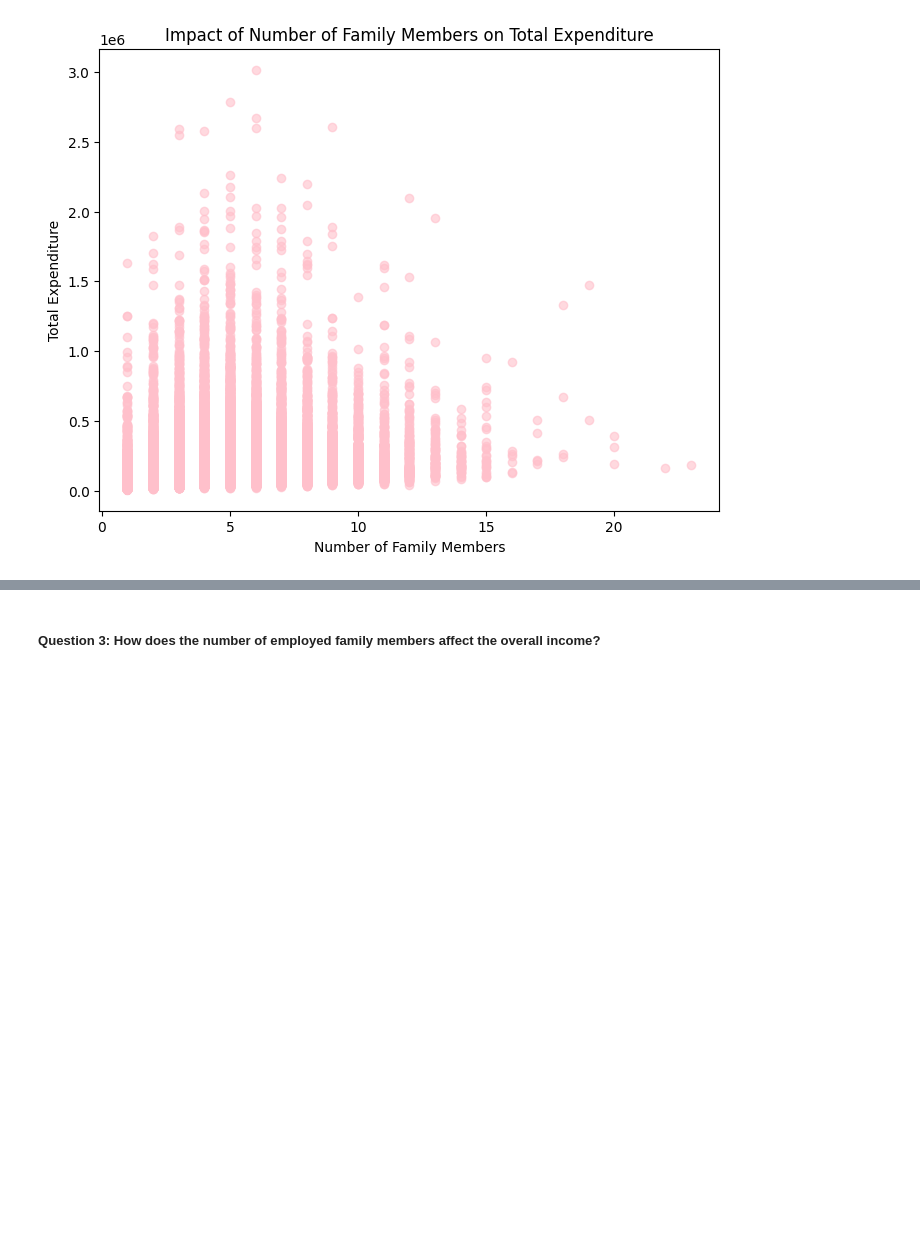
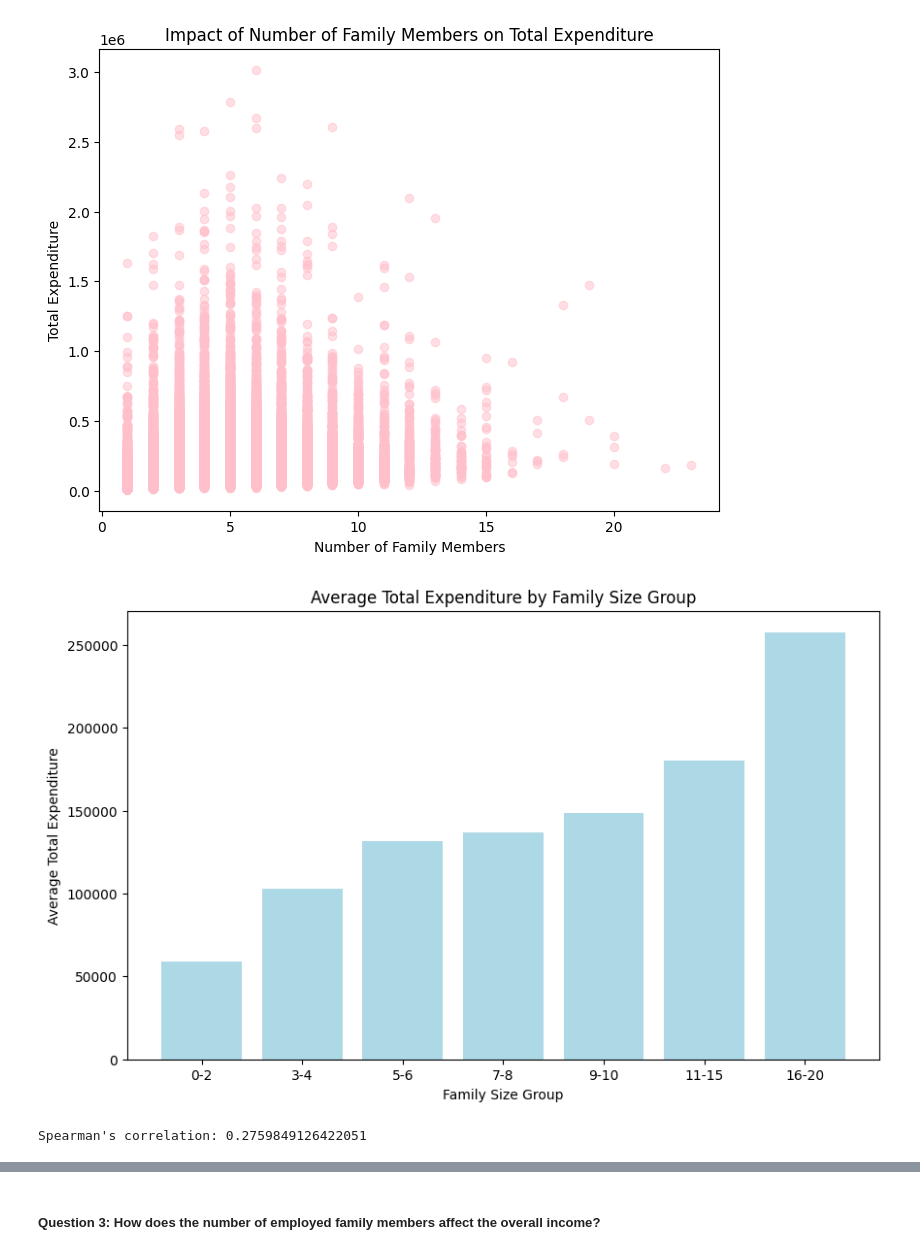
Before and after one commit to MichaelGelo/CSMODEL_Project, a Jupyter notebook: Group3_Phase1.ipynb, the cells around one changed output, grey strips where cells are left out. Saved outputs shown, nothing was run; the diff lists cells and outputs as text; code cells hidden in the pictures; blank space fills up the shorter version.

```diff
--- a/Group3_Phase1.ipynb
+++ b/Group3_Phase1.ipynb
@@ -823,3 +827,25 @@ plt.ylabel('Total Expenditure')
 plt.show()
 # %% [output]
 [figure]
+# %%
+bins = [0, 2, 4, 6, 8, 10, 15, 20]
+labels = ['0-2', '3-4', '5-6', '7-8', '9-10', '11-15', '16-20']
+
+FIES_df['Family_Size_Group'] = pd.cut(FIES_df['MEMBERS'], bins=bins, labels=labels, right=False)
+
+grouped_data = FIES_df.groupby('Family_Size_Group')['T_TOTEX'].median().reset_index()
+
+plt.figure(figsize=(10, 6))
+plt.bar(grouped_data['Family_Size_Group'], grouped_data['T_TOTEX'], color='lightblue')
+plt.title('Average Total Expenditure by Family Size Group')
+plt.xlabel('Family Size Group')
+plt.ylabel('Average Total Expenditure')
+plt.show()
+# %% [output]
+[figure, added]
+# %%
+correlation, p_value = spearmanr(family_members, total_expenditure)
+
+print(f"Spearman's correlation: {correlation}")
+# %% [output]
+Spearman's correlation: 0.2759849126422051
```
Also changed, not shown: parts of 19 cells of this notebook.
